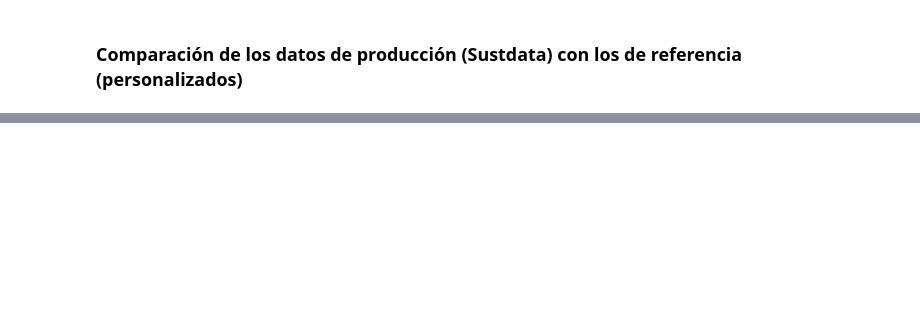
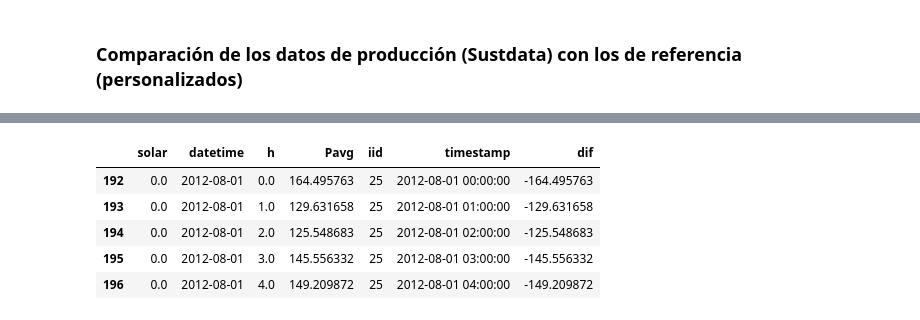
Before and after one commit to PaulaBartolomeMora/TFM, a Jupyter notebook: SustData/power_calc.ipynb, the cells around one changed output, grey strips where cells are left out. Cells and saved outputs as stored; diff of their text form; code cells hidden in the pictures; blank space fills up the shorter version.

```diff
--- a/SustData/power_calc.ipynb
+++ b/SustData/power_calc.ipynb
@@ -57,0 +17,3 @@ max_solar.head()
+# %%
+df_cons['timestamp'] = pd.to_datetime(df_cons['datetime']) + pd.to_timedelta(df_cons['h'], unit='h')
+df_cons.head()
@@ -57,0 +27,3 @@ max_solar.head()
+# %%
+df_prod = df_prod.drop('iid', axis=1)
+df_prod.head()
@@ -71,0 +84,3 @@ Text(0, 0.5, 'Power (+/-)')
+# %%
+df_merged1 = pd.merge(df_prod, df_cons, on=['datetime', 'h'], how='inner')
+df_merged1.head()
@@ -71,0 +94,3 @@ Text(0, 0.5, 'Power (+/-)')
+# %%
+df_merged1 = df_merged1.dropna()
+df_merged1.head()
@@ -71,0 +104,10 @@ Text(0, 0.5, 'Power (+/-)')
+# %%
+df_merged1['dif'] = (df_merged1['solar']*1000/10) - df_merged1['Pavg']
+df_merged1.head()
+# %% [output]
+|  | solar | datetime | h | Pavg | iid | timestamp | dif |
+| 192 | 0.0 | 2012-08-01 | 0.0 | 164.495763 | 25 | 2012-08-01 00:00:00 | -164.495763 |
+| 193 | 0.0 | 2012-08-01 | 1.0 | 129.631658 | 25 | 2012-08-01 01:00:00 | -129.631658 |
+| 194 | 0.0 | 2012-08-01 | 2.0 | 125.548683 | 25 | 2012-08-01 02:00:00 | -125.548683 |
+| 195 | 0.0 | 2012-08-01 | 3.0 | 145.556332 | 25 | 2012-08-01 03:00:00 | -145.556332 |
+| 196 | 0.0 | 2012-08-01 | 4.0 | 149.209872 | 25 | 2012-08-01 04:00:00 | -149.209872 |
```
Also changed, not shown: parts of 23 cells of this notebook, 1 other file.
